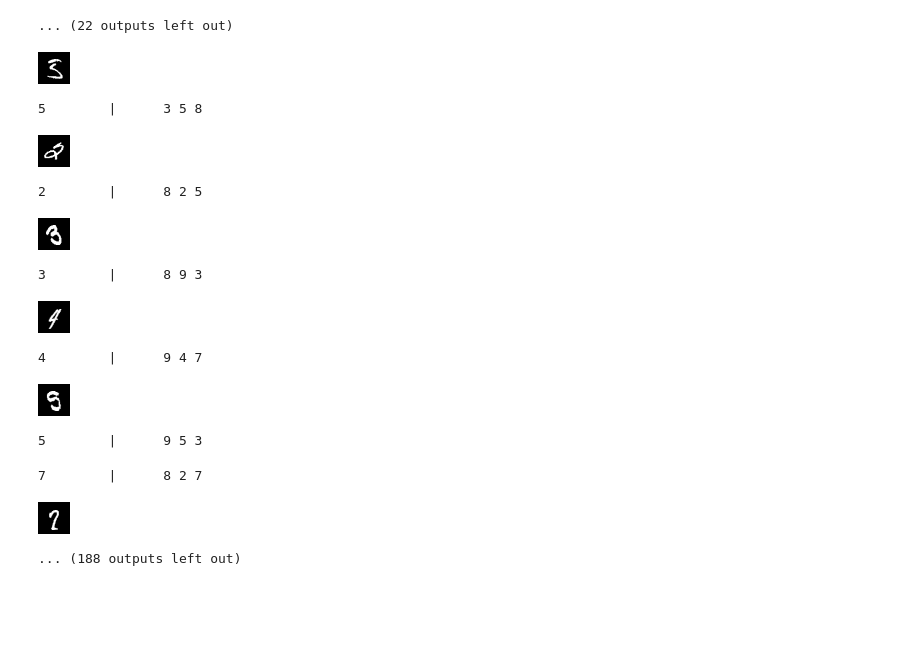
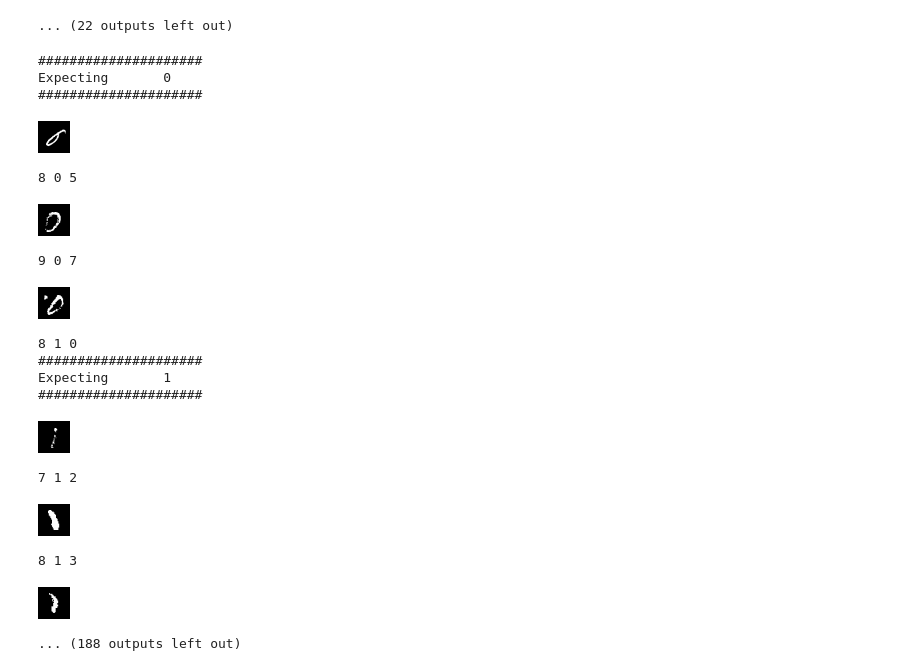
Before and after one commit to gbudiman/lenet5, a Jupyter notebook: serious/basic-alt2-trelu.lua.ipynb, the cells around one changed output. Cells and saved outputs as stored; diff of their text form; code cells hidden in the pictures; blank space fills up the shorter version.

```diff
--- a/serious/basic-alt2-trelu.lua.ipynb
+++ b/serious/basic-alt2-trelu.lua.ipynb
@@ -228,43 +228,66 @@ function top_one(a)
 end
 # %%
 function process_errors(e)
-    for k, v in pairs(e) do
-        itorch.image(test.data[k])
-        local probs = ''
-        for _junk, val in pairs(v.probabilities) do
-            probs = probs .. (val - 1) .. ' '
+--     for k, v in pairs(e) do
+--         itorch.image(test.data[k])
+--         local probs = ''
+--         for _junk, val in pairs(v.probabilities) do
+--             probs = probs .. (val - 1) .. ' '
+--         end
+--         print(v.expectation - 1, ' | ', probs)
+--     end
+    --for expectation, e_data in pairs(e) do
+    for expectation = 1, 10 do
+        local e_data = e[expectation]
+        print('#####################')
+        print('Expecting ', expectation - 1)
+        print('#####################')
+
+        for index, probs in pairs(e_data) do
+            itorch.image(test.data[index])
+
+            local ps = '';
+            for _junk, val in pairs(probs) do
+                ps = ps .. (val - 1) .. ' '
+            end
+            print(ps)
         end
-        print(v.expectation - 1, ' | ', probs)
     end
 end
 # %%
 local limit = n_test
 local errors = {}
 
 for t = 1, limit do
     local probs = top_n(net:forward(test.data[t]), 3)
     local expectation = test.label[t]
 
     if (probs[1] ~= expectation) then
-        errors[t] = {
-            expectation   = expectation,
-            probabilities = probs
-        }
+        if errors[expectation] == nil then
+            errors[expectation] = {}
+        end
+
+        errors[expectation][t] = probs
     end
 end
 
 process_errors(errors)
 # %% [output]
+#####################
+Expecting       0
+#####################
-[figure, old version]
+[figure, new version]
-5        |      3 5 8
+8 0 5
-[figure, old version]
+[figure, new version]
-2        |      8 2 5
+9 0 7
-[figure, old version]
+[figure, new version]
-3        |      8 9 3
+8 1 0
+#####################
+Expecting       1
+#####################
-[figure, old version]
+[figure, new version]
-4        |      9 4 7
+7 1 2
-[figure, old version]
+[figure, new version]
-5        |      9 5 3
-7        |      8 2 7
+8 1 3
 [figure]
 ... (188 outputs left out)
```
